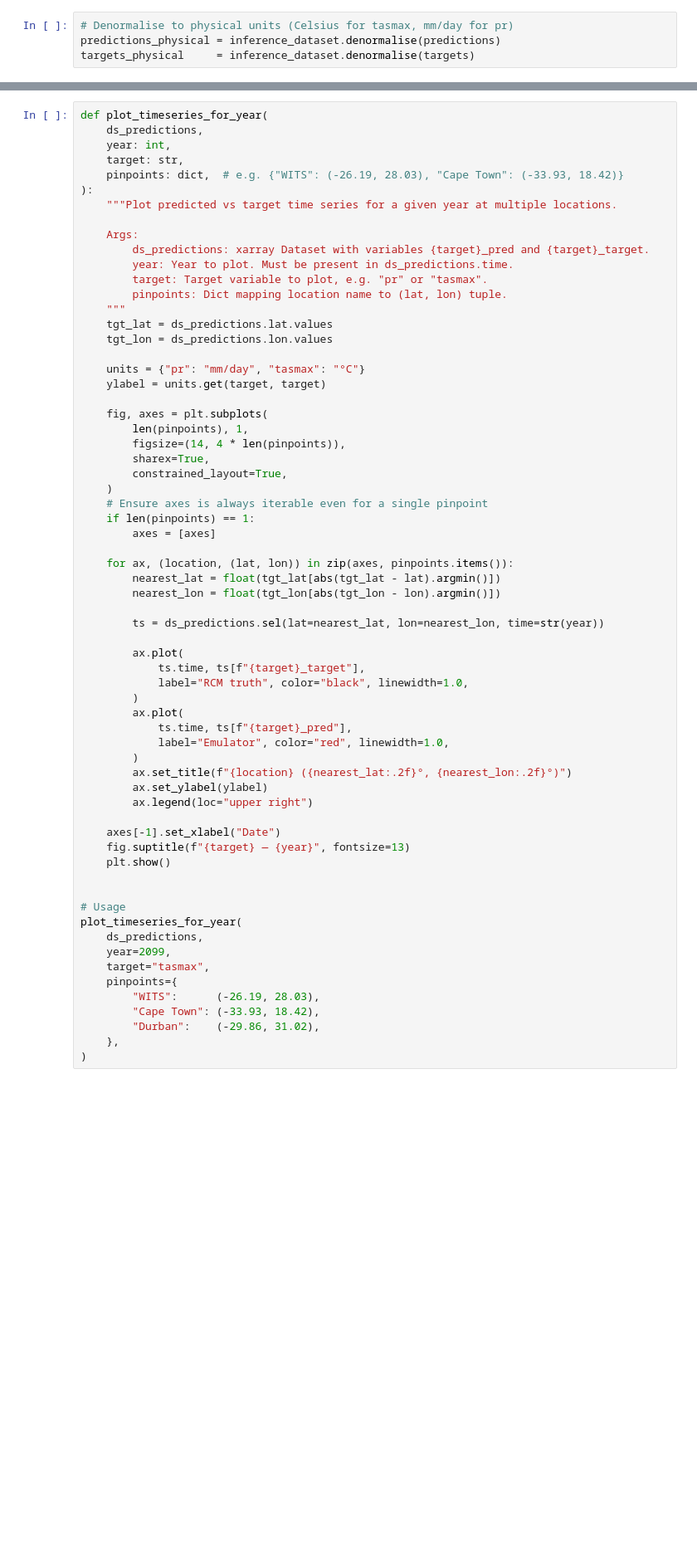
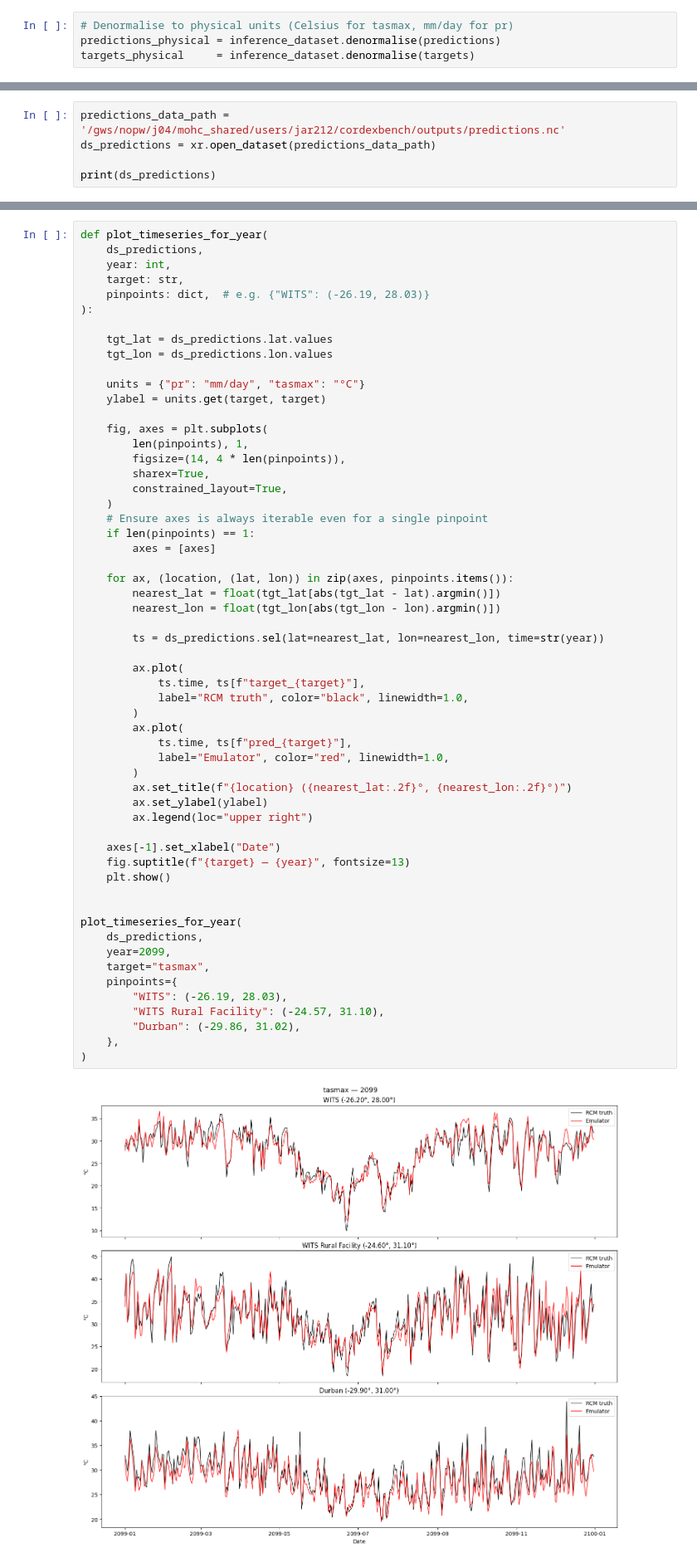
Before and after one commit to MetOffice/ai4c_hackathon, a Jupyter notebook: notebooks/downscaling/unet_tutorial_v2.ipynb, the cells around one changed output, grey strips where cells are left out. Shown at 83% size. Cells and saved outputs as stored; diff of their text form; blank space fills up the shorter version.

```diff
--- a/notebooks/downscaling/unet_tutorial_v2.ipynb
+++ b/notebooks/downscaling/unet_tutorial_v2.ipynb
@@ -1432,0 +1550,5 @@ print(f"Predictions saved to {output_file}")
+# %%
+predictions_data_path = '/gws/nopw/j04/mohc_shared/users/jar212/cordexbench/outputs/predictions.nc'
+ds_predictions = xr.open_dataset(predictions_data_path)
+
+print(ds_predictions)
@@ -1435,16 +1573,9 @@ def plot_timeseries_for_year(
     ds_predictions,
     year: int,
     target: str,
-    pinpoints: dict,  # e.g. {"WITS": (-26.19, 28.03), "Cape Town": (-33.93, 18.42)}
+    pinpoints: dict,  # e.g. {"WITS": (-26.19, 28.03)}
 ):
-    """Plot predicted vs target time series for a given year at multiple locations.
 
-    Args:
-        ds_predictions: xarray Dataset with variables {target}_pred and {target}_target.
-        year: Year to plot. Must be present in ds_predictions.time.
-        target: Target variable to plot, e.g. "pr" or "tasmax".
-        pinpoints: Dict mapping location name to (lat, lon) tuple.
-    """
     tgt_lat = ds_predictions.lat.values
     tgt_lon = ds_predictions.lon.values
 
@@ -1462,36 +1593,37 @@ def plot_timeseries_for_year(
         axes = [axes]
 
     for ax, (location, (lat, lon)) in zip(axes, pinpoints.items()):
         nearest_lat = float(tgt_lat[abs(tgt_lat - lat).argmin()])
         nearest_lon = float(tgt_lon[abs(tgt_lon - lon).argmin()])
 
         ts = ds_predictions.sel(lat=nearest_lat, lon=nearest_lon, time=str(year))
 
         ax.plot(
-            ts.time, ts[f"{target}_target"],
+            ts.time, ts[f"target_{target}"],
             label="RCM truth", color="black", linewidth=1.0,
         )
         ax.plot(
-            ts.time, ts[f"{target}_pred"],
+            ts.time, ts[f"pred_{target}"],
             label="Emulator", color="red", linewidth=1.0,
         )
         ax.set_title(f"{location} ({nearest_lat:.2f}°, {nearest_lon:.2f}°)")
         ax.set_ylabel(ylabel)
         ax.legend(loc="upper right")
 
     axes[-1].set_xlabel("Date")
     fig.suptitle(f"{target} — {year}", fontsize=13)
     plt.show()
 
 
-# Usage
 plot_timeseries_for_year(
     ds_predictions,
     year=2099,
     target="tasmax",
     pinpoints={
-        "WITS":      (-26.19, 28.03),
-        "Cape Town": (-33.93, 18.42),
-        "Durban":    (-29.86, 31.02),
+        "WITS": (-26.19, 28.03),
+        "WITS Rural Facility": (-24.57, 31.10),
+        "Durban": (-29.86, 31.02),
     },
 )
+# %% [output]
+[figure, added]
```
Also changed, not shown: parts of 70 cells of this notebook.
